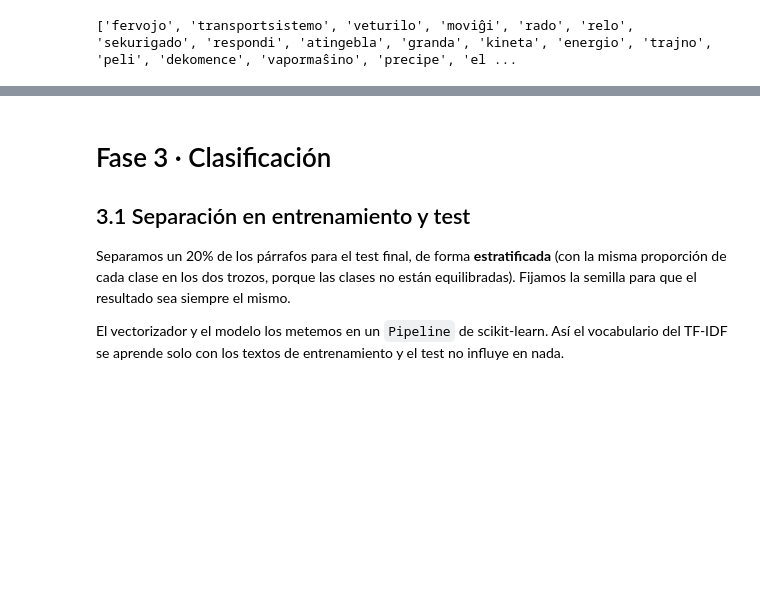
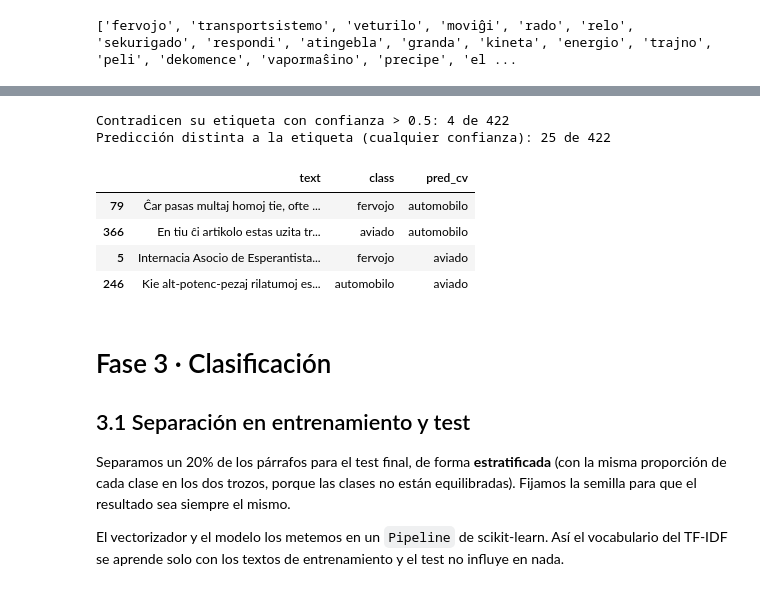
Before and after one commit to guilletaff/Clasificacion_Textos_Esperanto, a Jupyter notebook: notebooks/clasificacion_esperanto.ipynb, the cells around one changed output, grey strips where cells are left out. Saved outputs shown, nothing was run; the diff lists cells and outputs as text; code cells hidden in the pictures; blank space fills up the shorter version.

```diff
--- a/notebooks/clasificacion_esperanto.ipynb
+++ b/notebooks/clasificacion_esperanto.ipynb
@@ -940,3 +947,31 @@ Matriz TF-IDF: (425, 1373) (párrafos x lemas)
+# %%
+import numpy as np
+from sklearn.pipeline import make_pipeline
+from sklearn.linear_model import LogisticRegression
+from sklearn.model_selection import StratifiedKFold, cross_val_predict
+from sklearn.feature_extraction.text import TfidfVectorizer
+
+pipe = make_pipeline(TfidfVectorizer(analyzer=lemas_utiles, min_df=2),
+                     LogisticRegression(max_iter=1000, class_weight="balanced"))
+proba = cross_val_predict(pipe, df["text"], df["class"],
+                          cv=StratifiedKFold(5, shuffle=True, random_state=42),
+                          method="predict_proba")
+clases = np.array(sorted(df["class"].unique()))
+df["pred_cv"] = clases[proba.argmax(axis=1)]
+df["confianza"] = proba.max(axis=1)
+
+sospechosos = df[(df["pred_cv"] != df["class"]) & (df["confianza"] > 0.5)]
+print(f"Contradicen su etiqueta con confianza > 0.5: {len(sospechosos)} de {len(df)}")
+print(f"Predicción distinta a la etiqueta (cualquier confianza): {(df['pred_cv'] != df['class']).sum()} de {len(df)}")
+sospechosos.sample(min(50, len(sospechosos)), random_state=42)[["text", "class", "pred_cv"]]
+# %% [output]
+Contradicen su etiqueta con confianza > 0.5: 4 de 422
+Predicción distinta a la etiqueta (cualquier confianza): 25 de 422
+|  | text | class | pred_cv |
+| 79 | Ĉar pasas multaj homoj tie, ofte ... | fervojo | automobilo |
+| 366 | En tiu ĉi artikolo estas uzita tr... | aviado | automobilo |
+| 5 | Internacia Asocio de Esperantista... | fervojo | aviado |
+| 246 | Kie alt-potenc-pezaj rilatumoj es... | automobilo | aviado |
 # %% [markdown]
 # Fase 3 · Clasificación
 
```
Also changed, not shown: parts of 13 cells of this notebook.
